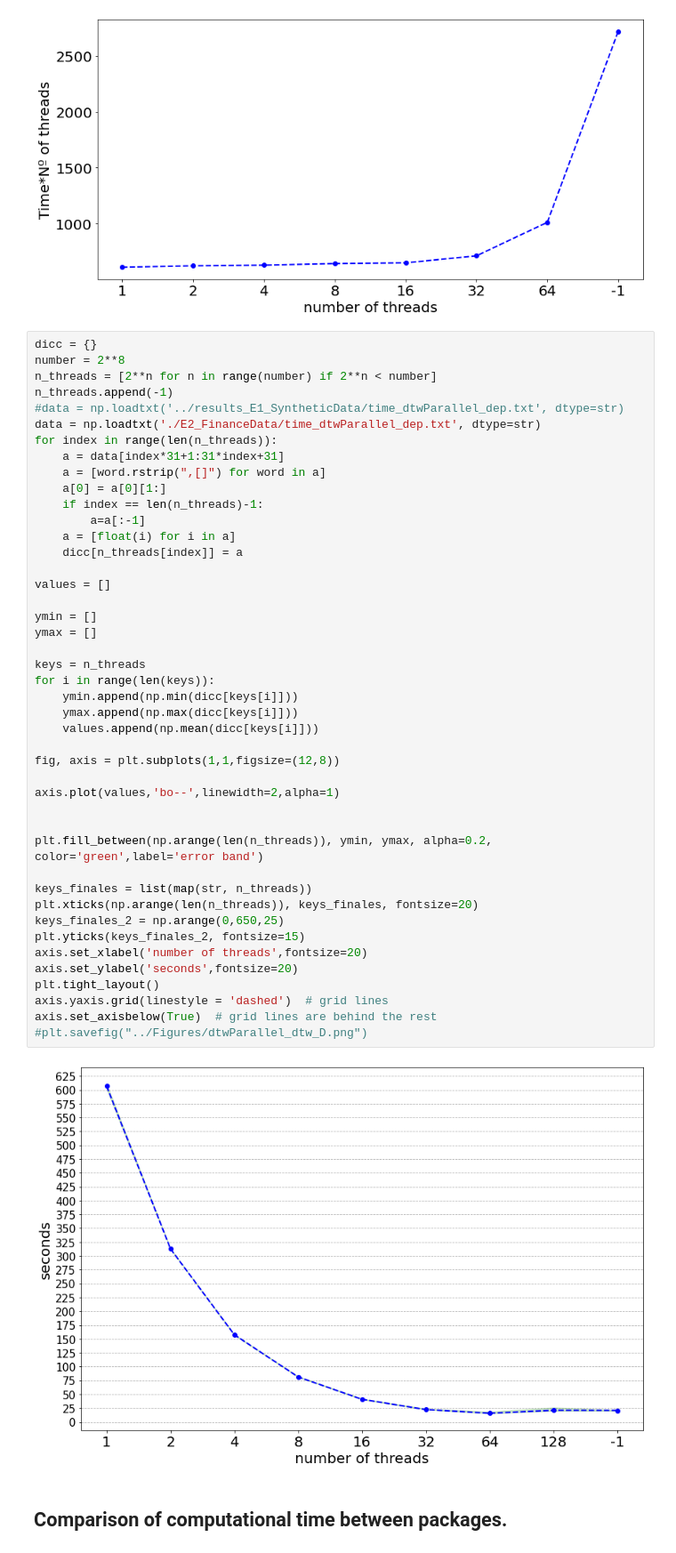
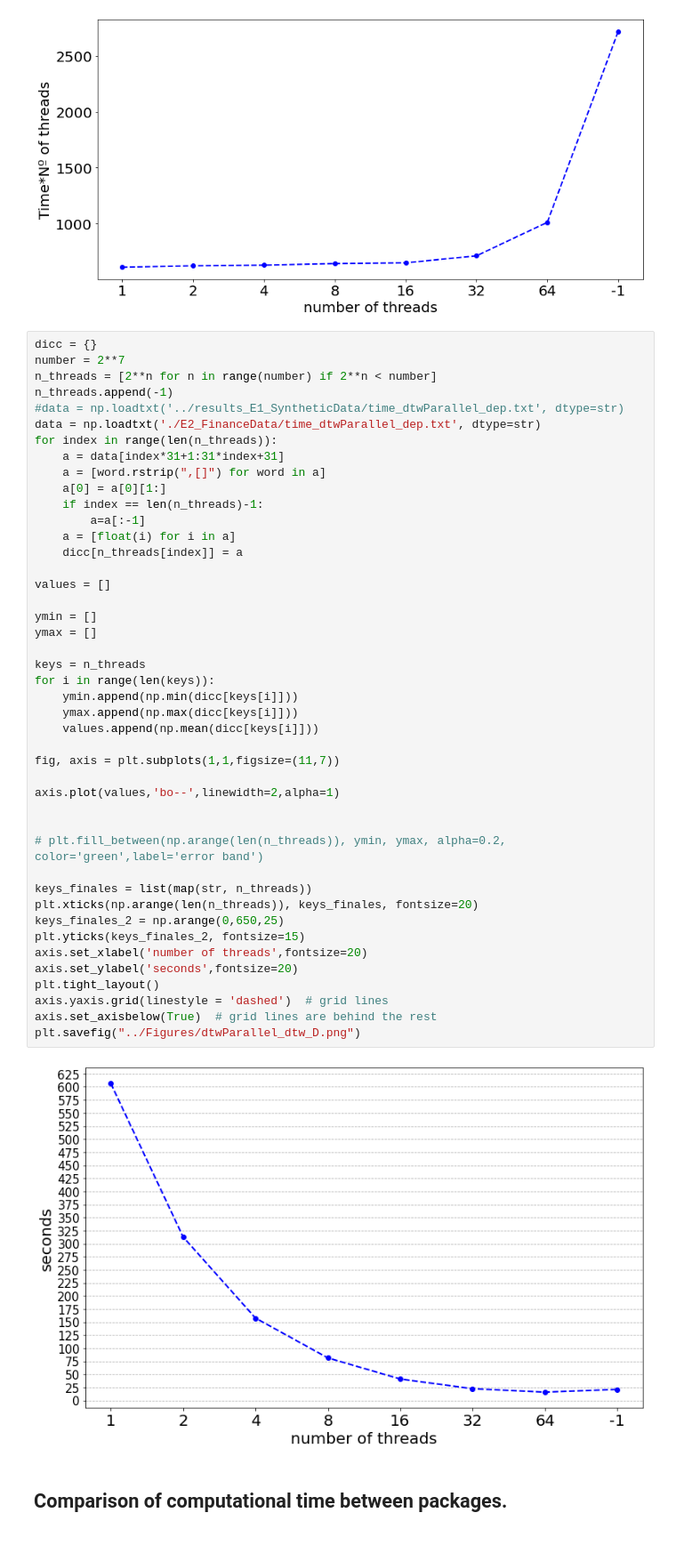
Before and after one commit to oscarescuderoarnanz/dtwParallel, a Jupyter notebook: exampleData/CodeExamples/plot_timeExamples.ipynb, the cells around one changed output. Shown: that part at 89% size. Drawn from its saved outputs; the diff is of its cells as text.

Commit message:
Add UTS parallelization, MTS display and other minimal functionality and minimal changes.

```diff
--- a/exampleData/CodeExamples/plot_timeExamples.ipynb
+++ b/exampleData/CodeExamples/plot_timeExamples.ipynb
@@ -147,7 +147,7 @@ plt.tight_layout()
 [figure]
 # %%
 dicc = {}
-number = 2**8
+number = 2**7
 n_threads = [2**n for n in range(number) if 2**n < number]
 n_threads.append(-1)
 #data = np.loadtxt('../results_E1_SyntheticData/time_dtwParallel_dep.txt', dtype=str)
@@ -160,37 +160,37 @@ for index in range(len(n_threads)):
         a=a[:-1]
     a = [float(i) for i in a]
     dicc[n_threads[index]] = a
 
 values = []
 
 ymin = []
 ymax = []
 
 keys = n_threads
 for i in range(len(keys)):
     ymin.append(np.min(dicc[keys[i]]))
     ymax.append(np.max(dicc[keys[i]]))
     values.append(np.mean(dicc[keys[i]]))
 
-fig, axis = plt.subplots(1,1,figsize=(12,8))
+fig, axis = plt.subplots(1,1,figsize=(11,7))
 
 axis.plot(values,'bo--',linewidth=2,alpha=1)
 
 
-plt.fill_between(np.arange(len(n_threads)), ymin, ymax, alpha=0.2, color='green',label='error band')
+# plt.fill_between(np.arange(len(n_threads)), ymin, ymax, alpha=0.2, color='green',label='error band')
 
 keys_finales = list(map(str, n_threads))
 plt.xticks(np.arange(len(n_threads)), keys_finales, fontsize=20)
 keys_finales_2 = np.arange(0,650,25)
 plt.yticks(keys_finales_2, fontsize=15)
 axis.set_xlabel('number of threads',fontsize=20)
 axis.set_ylabel('seconds',fontsize=20)
 plt.tight_layout()
 axis.yaxis.grid(linestyle = 'dashed')  # grid lines
 axis.set_axisbelow(True)  # grid lines are behind the rest
-#plt.savefig("../Figures/dtwParallel_dtw_D.png")
+plt.savefig("../Figures/dtwParallel_dtw_D.png")
 # %% [output]
-[figure, old version]
+[figure, new version]
 # %% [markdown]
 ## Comparison of computational time between packages.
 # %%
```
Also changed, not shown: parts of 6 cells of this notebook, 14 other files.
